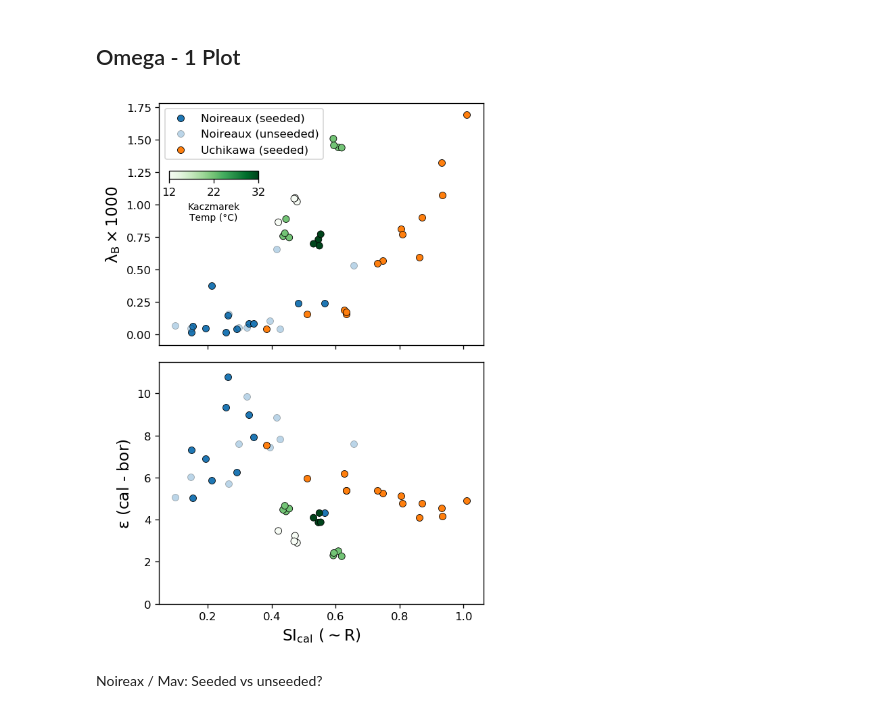
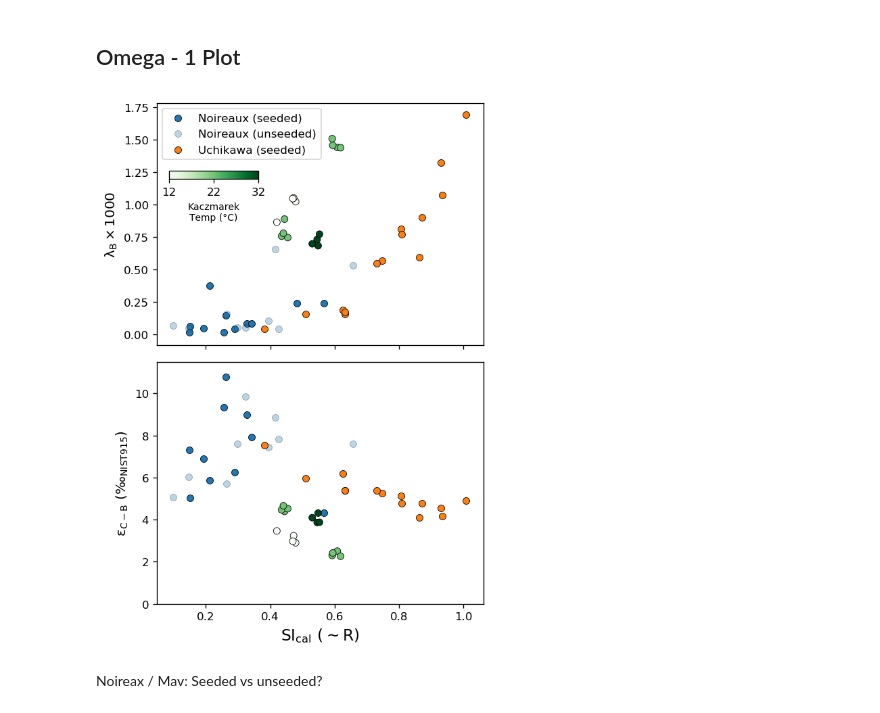
Before and after one commit to oscarbranson/Farmer_2018_Supplement, a Jupyter notebook: Omega - 1.ipynb, the cells around one changed output. Saved outputs shown, nothing was run; the diff lists cells and outputs as text; code cells hidden in the pictures.

```diff
--- a/Omega - 1.ipynb
+++ b/Omega - 1.ipynb
@@ -60,36 +56,36 @@ for exp in ['Noireaux', 'Uchikawa']:
         iax.scatter(rd.loc[slc, ('pitzer', 'SIc')][~ind],
                     rd.loc[slc, ('Solid', 'EpsilonB')][~ind], label=exp + ' (unseeded)',
                     lw=0.5, edgecolor='k', alpha=0.3, c=cdict[exp])
 
 
 exp = 'Kaczmarek'
 slc = idx[:, exp, phase]
 cm = cax.scatter(rd.loc[slc, ('pitzer', 'SIc')].values,
                  rd.loc[slc, ('Solid', 'LambdaB')].values,
                  c=rd.loc[slc, ('Solution', 'Temp (°C)')], cmap=plt.cm.Greens,
                  lw=0.5, edgecolor='k')
 
 iax.scatter(rd.loc[slc, ('pitzer', 'SIc')],
             rd.loc[slc, ('Solid', 'EpsilonB')],
             c=rd.loc[slc, ('Solution', 'Temp (°C)')], cmap=plt.cm.Greens,
             lw=0.5, edgecolor='k')
 
 cmx = fig.add_axes([.19,.84,.22,.015])
 cb = plt.colorbar(cm, cax=cmx, label='Kaczmarek\nTemp (°C)', orientation='horizontal')
 cb.set_ticks(rd.loc[slc, ('Solution', 'Temp (°C)')].unique())
 
 cax.legend()
-cax.set_ylabel('$\lambda_B \\times 1000$', fontsize=14)
-iax.set_ylabel('$\epsilon$ (cal - bor)', fontsize=14)
+cax.set_ylabel('$\lambda_B \\times 1000$', fontsize=12)
+iax.set_ylabel('$\epsilon_{C-B}\ (\u2030_{NIST915})$', fontsize=12)
 
 iax.set_ylim(0,11.5)
 
 iax.set_xlabel('$SI_{cal}\ (\sim R)$', fontsize=14)
 fig.tight_layout()
 
 fig.savefig('../../Figures/Fig6-SI-plot.pdf')
 # %% [output]
-[figure, old version]
+[figure, new version]
 # %% [markdown]
 Noireax / Mav: Seeded vs unseeded?
 # %% [markdown]
```
Also changed, not shown: parts of 8 cells of this notebook, 3 other files.
